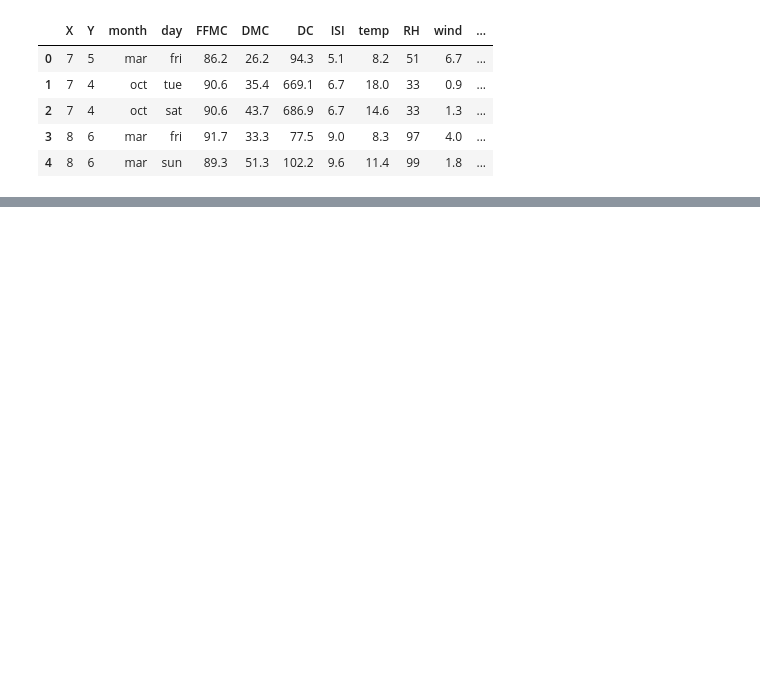
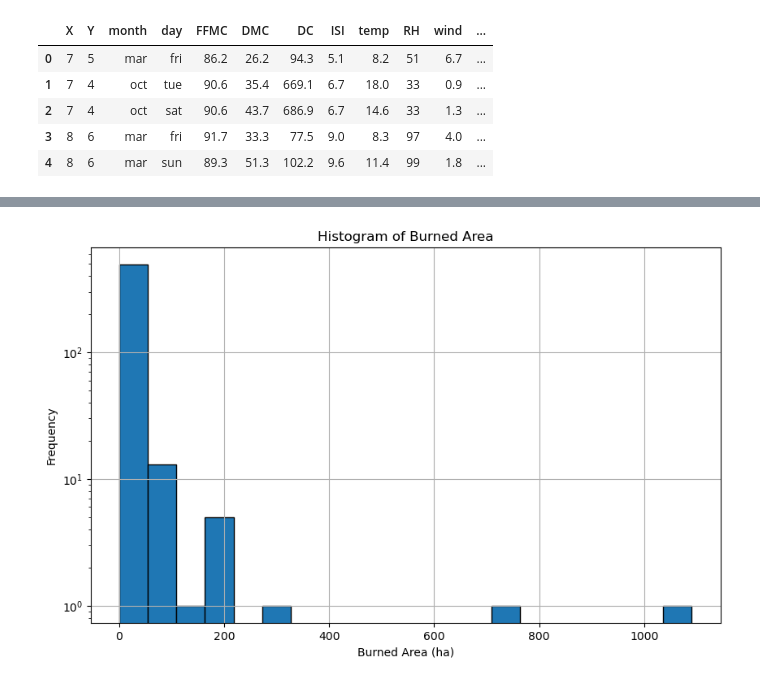
Before and after one commit to pauloarayasantiago/forest-fire-model, a Jupyter notebook: forest_fire_model_portugal.ipynb, the cells around one changed output, grey strips where cells are left out. Saved outputs shown, nothing was run; the diff lists cells and outputs as text; code cells hidden in the pictures; blank space fills up the shorter version.

```diff
--- a/forest_fire_model_portugal.ipynb
+++ b/forest_fire_model_portugal.ipynb
@@ -18,0 +64,12 @@ df.head()
+# %%
+# Plot a histogram for the 'area' variable
+plt.figure(figsize=(10, 6))
+plt.hist(df['area'], bins=20, edgecolor='black')
+plt.title('Histogram of Burned Area')
+plt.xlabel('Burned Area (ha)')
+plt.ylabel('Frequency')
+plt.yscale('log')  # Use a logarithmic scale for the y-axis due to the skewness of the data
+plt.grid(True)
+plt.show()
+# %% [output]
+[figure, added]
```
Also changed, not shown: parts of 8 cells of this notebook.
